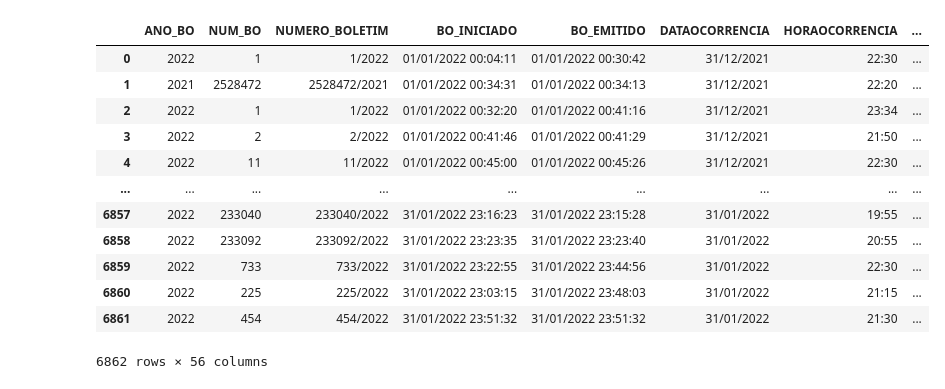
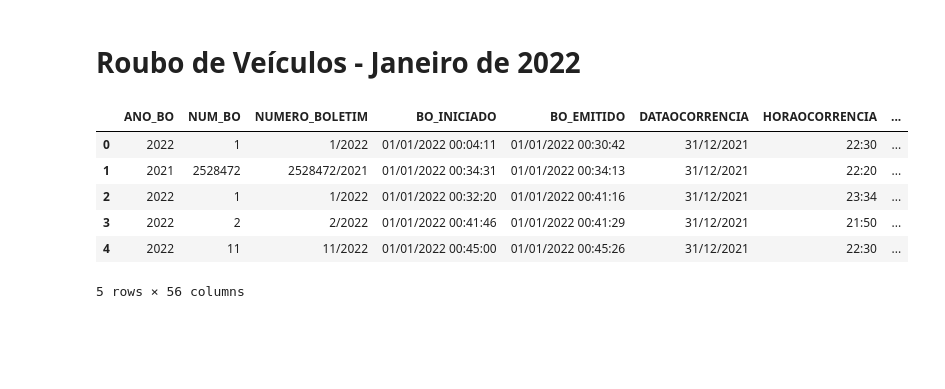
Before and after one commit to pedrogrigorio/ML2023-PedroGrigorio, a Jupyter notebook: 01-Pre-processamento_Limpeza_Analise_de_Dados/Atividade.ipynb, the cells around one changed output. Saved outputs shown, nothing was run; the diff lists cells and outputs as text; code cells hidden in the pictures; blank space fills up the shorter version.

```diff
--- a/01-Pre-processamento_Limpeza_Analise_de_Dados/Atividade.ipynb
+++ b/01-Pre-processamento_Limpeza_Analise_de_Dados/Atividade.ipynb
@@ -1,2 +1,4 @@
+# %% [markdown]
+# Roubo de Veículos - Janeiro de 2022
 # %%
 import pandas as pd
@@ -3,18 +7,12 @@ import pandas as pd
 # %%
 df = pd.read_csv('DadosBO_2022_1(ROUBO DE VEÍCULOS).csv', encoding='utf-16')
 # %%
-df
+df.head()
 # %% [output]
 |  | ANO_BO | NUM_BO | NUMERO_BOLETIM | BO_INICIADO | BO_EMITIDO | DATAOCORRENCIA | HORAOCORRENCIA | ... |
 | 0 | 2022 | 1 | 1/2022 | 01/01/2022 00:04:11 | 01/01/2022 00:30:42 | 31/12/2021 | 22:30 | ... |
 | 1 | 2021 | 2528472 | 2528472/2021 | 01/01/2022 00:34:31 | 01/01/2022 00:34:13 | 31/12/2021 | 22:20 | ... |
 | 2 | 2022 | 1 | 1/2022 | 01/01/2022 00:32:20 | 01/01/2022 00:41:16 | 31/12/2021 | 23:34 | ... |
 | 3 | 2022 | 2 | 2/2022 | 01/01/2022 00:41:46 | 01/01/2022 00:41:29 | 31/12/2021 | 21:50 | ... |
 | 4 | 2022 | 11 | 11/2022 | 01/01/2022 00:45:00 | 01/01/2022 00:45:26 | 31/12/2021 | 22:30 | ... |
-| ... | ... | ... | ... | ... | ... | ... | ... | ... |
-| 6857 | 2022 | 233040 | 233040/2022 | 31/01/2022 23:16:23 | 31/01/2022 23:15:28 | 31/01/2022 | 19:55 | ... |
-| 6858 | 2022 | 233092 | 233092/2022 | 31/01/2022 23:23:35 | 31/01/2022 23:23:40 | 31/01/2022 | 20:55 | ... |
-| 6859 | 2022 | 733 | 733/2022 | 31/01/2022 23:22:55 | 31/01/2022 23:44:56 | 31/01/2022 | 22:30 | ... |
-| 6860 | 2022 | 225 | 225/2022 | 31/01/2022 23:03:15 | 31/01/2022 23:48:03 | 31/01/2022 | 21:15 | ... |
-| 6861 | 2022 | 454 | 454/2022 | 31/01/2022 23:51:32 | 31/01/2022 23:51:32 | 31/01/2022 | 21:30 | ... |
-6862 rows × 56 columns
+5 rows × 56 columns
```
Also changed, not shown: parts of 17 cells of this notebook.
